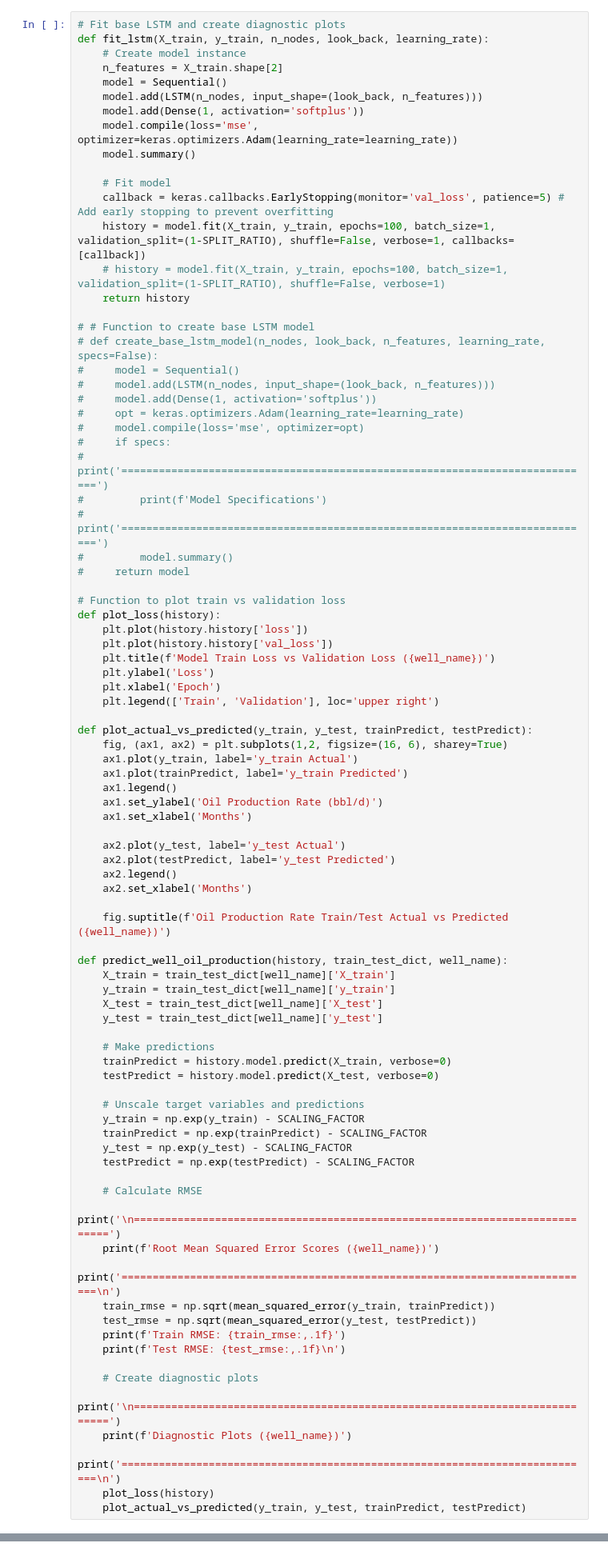
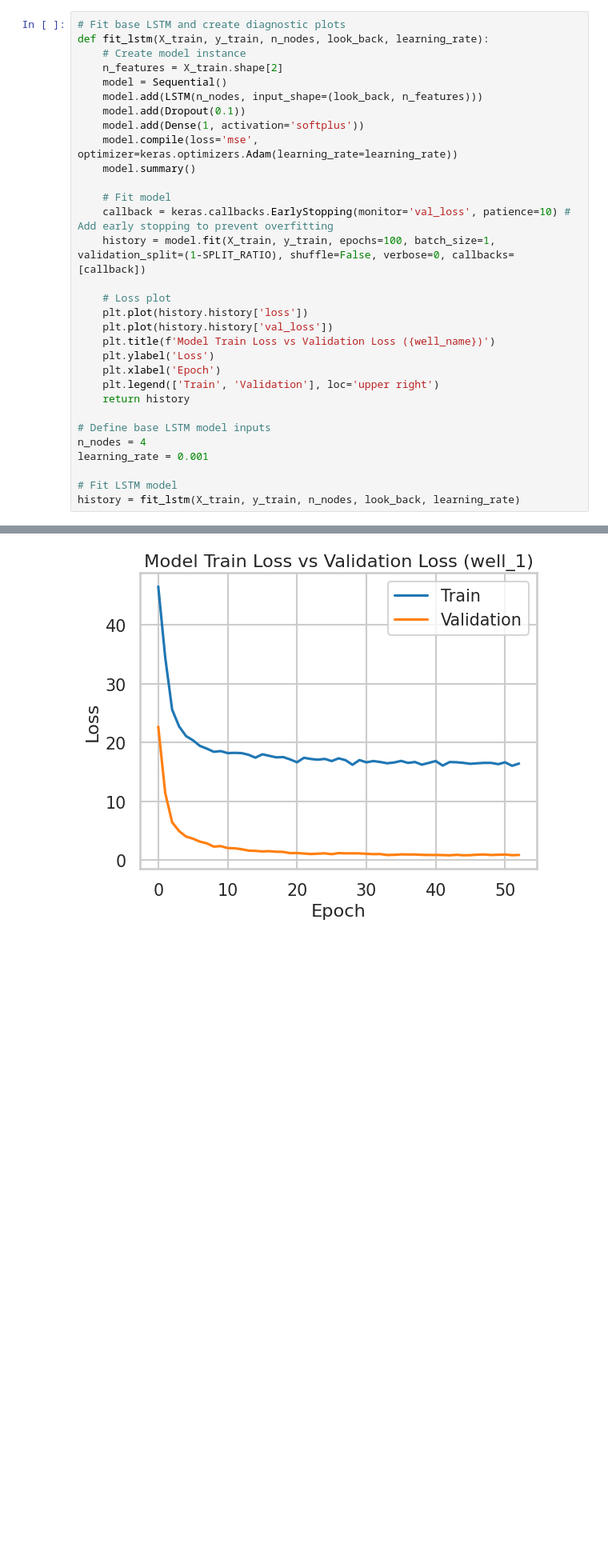
Before and after one commit to ryan-bulger/5511-Final-Project, a Jupyter notebook: lstm-oil-production-forecasting.ipynb, the cells around one changed output, grey strips where cells are left out. Shown at 80% size. Drawn from its saved outputs; the diff is of its cells as text; blank space fills up the shorter version.

```diff
--- a/lstm-oil-production-forecasting.ipynb
+++ b/lstm-oil-production-forecasting.ipynb
@@ -833,82 +814,28 @@ def fit_lstm(X_train, y_train, n_nodes, look_back, learning_rate):
     n_features = X_train.shape[2]
     model = Sequential()
     model.add(LSTM(n_nodes, input_shape=(look_back, n_features)))
+    model.add(Dropout(0.1))
     model.add(Dense(1, activation='softplus'))
     model.compile(loss='mse', optimizer=keras.optimizers.Adam(learning_rate=learning_rate))
     model.summary()
 
     # Fit model
-    callback = keras.callbacks.EarlyStopping(monitor='val_loss', patience=5) # Add early stopping to prevent overfitting
-    history = model.fit(X_train, y_train, epochs=100, batch_size=1, validation_split=(1-SPLIT_RATIO), shuffle=False, verbose=1, callbacks=[callback])
-    # history = model.fit(X_train, y_train, epochs=100, batch_size=1, validation_split=(1-SPLIT_RATIO), shuffle=False, verbose=1)
-    return history
+    callback = keras.callbacks.EarlyStopping(monitor='val_loss', patience=10) # Add early stopping to prevent overfitting
+    history = model.fit(X_train, y_train, epochs=100, batch_size=1, validation_split=(1-SPLIT_RATIO), shuffle=False, verbose=0, callbacks=[callback])
 
-# # Function to create base LSTM model
-# def create_base_lstm_model(n_nodes, look_back, n_features, learning_rate, specs=False):
-#     model = Sequential()
-#     model.add(LSTM(n_nodes, input_shape=(look_back, n_features)))
-#     model.add(Dense(1, activation='softplus'))
-#     opt = keras.optimizers.Adam(learning_rate=learning_rate)
-#     model.compile(loss='mse', optimizer=opt)
-#     if specs:
-#         print('============================================================================')
-#         print(f'Model Specifications')
-#         print('============================================================================')
-#         model.summary()
-#     return model
-
-# Function to plot train vs validation loss
-def plot_loss(history):
+    # Loss plot
     plt.plot(history.history['loss'])
     plt.plot(history.history['val_loss'])
     plt.title(f'Model Train Loss vs Validation Loss ({well_name})')
     plt.ylabel('Loss')
     plt.xlabel('Epoch')
     plt.legend(['Train', 'Validation'], loc='upper right')
+    return history
 
-def plot_actual_vs_predicted(y_train, y_test, trainPredict, testPredict):
-    fig, (ax1, ax2) = plt.subplots(1,2, figsize=(16, 6), sharey=True)
-    ax1.plot(y_train, label='y_train Actual')
-    ax1.plot(trainPredict, label='y_train Predicted')
-    ax1.legend()
-    ax1.set_ylabel('Oil Production Rate (bbl/d)')
-    ax1.set_xlabel('Months')
+# Define base LSTM model inputs
+n_nodes = 4
+learning_rate = 0.001
 
-    ax2.plot(y_test, label='y_test Actual')
-    ax2.plot(testPredict, label='y_test Predicted')
-    ax2.legend()
-    ax2.set_xlabel('Months')
-
-    fig.suptitle(f'Oil Production Rate Train/Test Actual vs Predicted ({well_name})')
-
-def predict_well_oil_production(history, train_test_dict, well_name):
-    X_train = train_test_dict[well_name]['X_train']
-    y_train = train_test_dict[well_name]['y_train']
-    X_test = train_test_dict[well_name]['X_test']
-    y_test = train_test_dict[well_name]['y_test']
-
-    # Make predictions
-    trainPredict = history.model.predict(X_train, verbose=0)
-    testPredict = history.model.predict(X_test, verbose=0)
-
-    # Unscale target variables and predictions
-    y_train = np.exp(y_train) - SCALING_FACTOR
-    trainPredict = np.exp(trainPredict) - SCALING_FACTOR
-    y_test = np.exp(y_test) - SCALING_FACTOR
-    testPredict = np.exp(testPredict) - SCALING_FACTOR
-
-    # Calculate RMSE
-    print('\n============================================================================')
-    print(f'Root Mean Squared Error Scores ({well_name})')
-    print('============================================================================\n')
-    train_rmse = np.sqrt(mean_squared_error(y_train, trainPredict))
-    test_rmse = np.sqrt(mean_squared_error(y_test, testPredict))
-    print(f'Train RMSE: {train_rmse:,.1f}')
-    print(f'Test RMSE: {test_rmse:,.1f}\n')
-
-    # Create diagnostic plots
-    print('\n============================================================================')
-    print(f'Diagnostic Plots ({well_name})')
-    print('============================================================================\n')
-    plot_loss(history)
-    plot_actual_vs_predicted(y_train, y_test, trainPredict, testPredict)
+# Fit LSTM model
+history = fit_lstm(X_train, y_train, n_nodes, look_back, learning_rate)
+# %% [output]
@@ -914,0 +855 @@ def predict_well_oil_production(history, train_test_dict, well_name):
+[figure, added]
```
Also changed, not shown: parts of 39 cells of this notebook, 1 other file.
